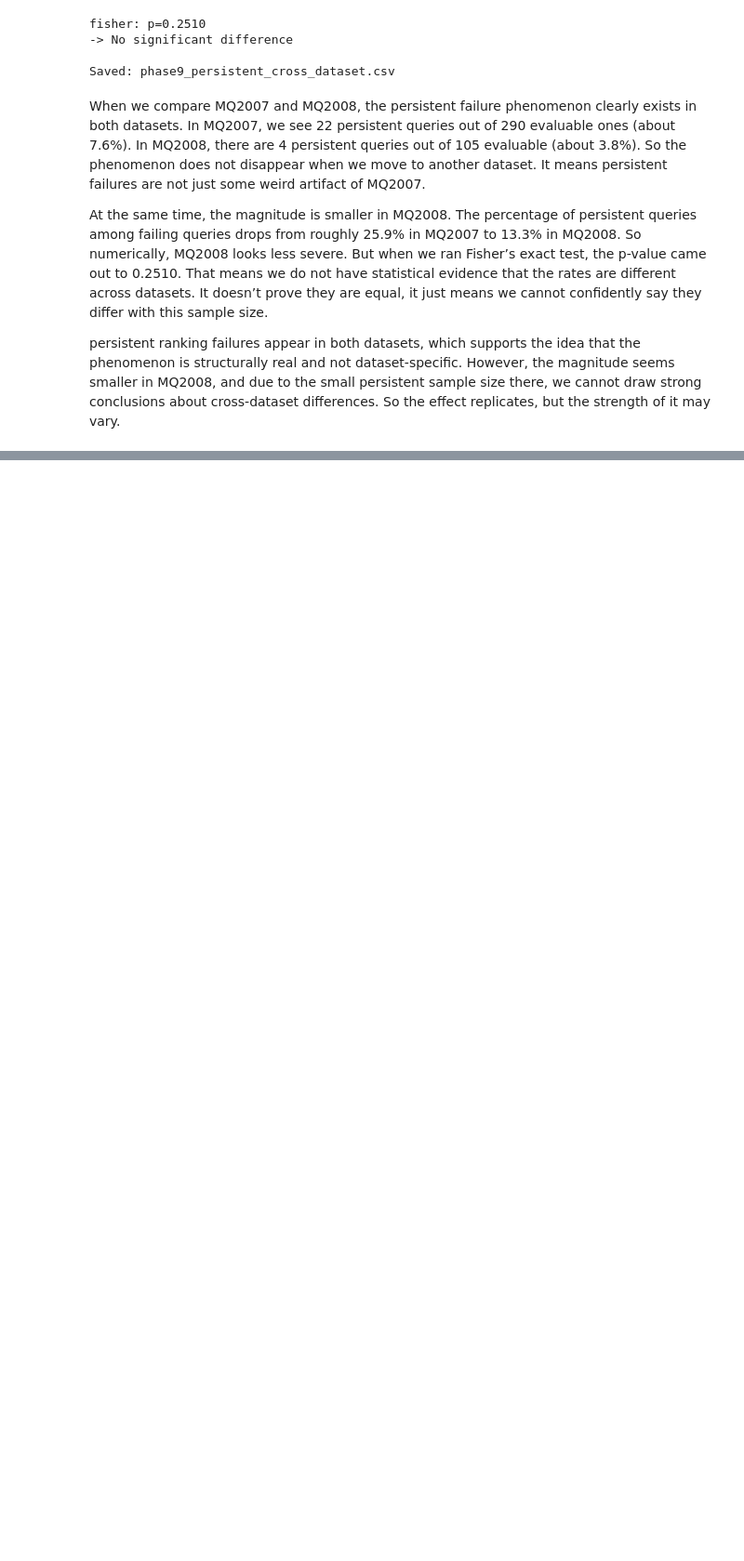
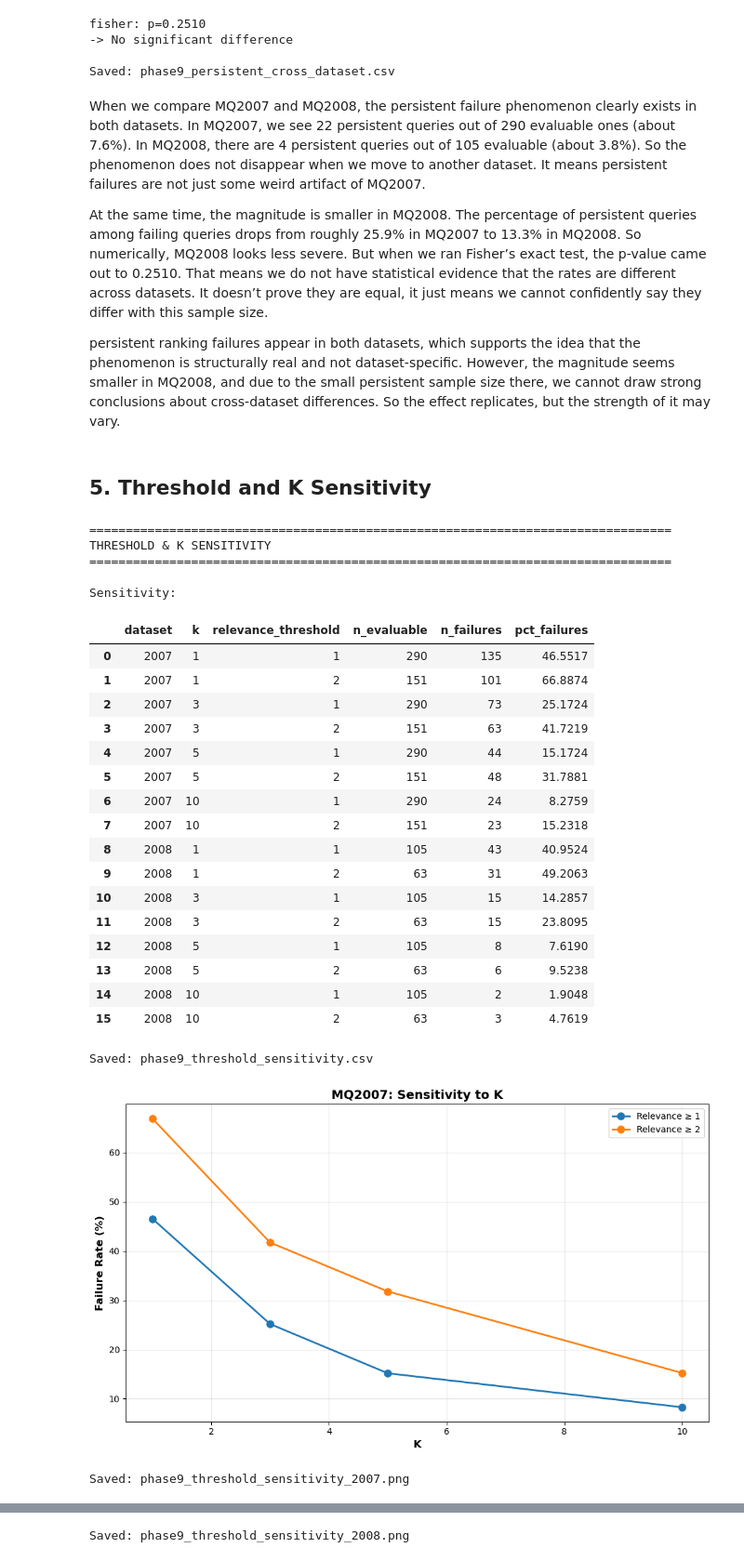
Before and after one commit to KushalMarahatta/Capstone_coding, a Jupyter notebook: notebooks/09_Robustness_and_Generalization_Validation.ipynb, the cells around one changed output, grey strips where cells are left out. Shown at 93% size. Drawn from its saved outputs; the diff is of its cells as text; code cells hidden in the pictures; blank space fills up the shorter version.

Commit message:
Checked threshold and k sensitivity and established that the failure phenomenon is not sensitive to arbitrary choices of K or relevance threshold.

```diff
--- a/notebooks/09_Robustness_and_Generalization_Validation.ipynb
+++ b/notebooks/09_Robustness_and_Generalization_Validation.ipynb
@@ -251,3 +251,81 @@ When we compare MQ2007 and MQ2008, the persistent failure phenomenon clearly exi
 At the same time, the magnitude is smaller in MQ2008. The percentage of persistent queries among failing queries drops from roughly 25.9% in MQ2007 to 13.3% in MQ2008. So numerically, MQ2008 looks less severe. But when we ran Fisher’s exact test, the p-value came out to 0.2510. That means we do not have statistical evidence that the rates are different across datasets. It doesn’t prove they are equal, it just means we cannot confidently say they differ with this sample size.
 
 persistent ranking failures appear in both datasets, which supports the idea that the phenomenon is structurally real and not dataset-specific. However, the magnitude seems smaller in MQ2008, and due to the small persistent sample size there, we cannot draw strong conclusions about cross-dataset differences. So the effect replicates, but the strength of it may vary.
+# %% [markdown]
+## 5. Threshold and K Sensitivity
+# %%
+print('\n'+'='*80)
+print('THRESHOLD & K SENSITIVITY')
+print('='*80)
+
+sensitivity_results=[]
+for dataset in DATASETS:
+    baseline_key=f'{BASELINE_MODEL}_{BASELINE_PIPELINE}_{dataset}'
+    pred_df=all_artifacts[dataset]['predictions'][baseline_key]
+    for k in K_VALUES:
+        for rel_thresh in [1, 2]:
+            failures=compute_failure_at_k(pred_df, k, rel_thresh)
+            evaluable=[q for q, v in failures.items() if v['evaluable']]
+            failing=[q for q, v in failures.items() if v['evaluable'] and v['failure']==1]
+            n_eval=len(evaluable)
+            n_fail=len(failing)
+            pct=100 * n_fail / n_eval if n_eval > 0 else 0.0
+            sensitivity_results.append({
+                'dataset': dataset,
+                'k': k,
+                'relevance_threshold': rel_thresh,
+                'n_evaluable': n_eval,
+                'n_failures': n_fail,
+                'pct_failures': pct
+            })
+
+sens_df=pd.DataFrame(sensitivity_results).sort_values(['dataset', 'k', 'relevance_threshold'])
+print('\nSensitivity:')
+display(sens_df)
+
+sens_df.to_csv(PHASE9_OUTPUT / 'phase9_threshold_sensitivity.csv', index=False)
+print('\nSaved: phase9_threshold_sensitivity.csv')
+
+#Plots
+for dataset in DATASETS:
+    fig, ax=plt.subplots(figsize=(10, 6))
+    sub=sens_df[sens_df['dataset'] == dataset]
+    for rel_thresh in [1, 2]:
+        data=sub[sub['relevance_threshold']==rel_thresh]
+        ax.plot(data['k'], data['pct_failures'], marker='o', linewidth=2,
+                label=f'Relevance ≥ {rel_thresh}', markersize=8)
+    ax.set_xlabel('K', fontsize=12, fontweight='bold')
+    ax.set_ylabel('Failure Rate (%)', fontsize=12, fontweight='bold')
+    ax.set_title(f'MQ{dataset}: Sensitivity to K', fontsize=14, fontweight='bold')
+    ax.legend(fontsize=10)
+    ax.grid(alpha=0.3)
+    plt.tight_layout()
+    plt.savefig(PHASE9_OUTPUT / f'phase9_threshold_sensitivity_{dataset}.png', dpi=150)
+    plt.show()
+    print(f'Saved: phase9_threshold_sensitivity_{dataset}.png')
+# %% [output]
+================================================================================
+THRESHOLD & K SENSITIVITY
+================================================================================
+
+Sensitivity:
+|  | dataset | k | relevance_threshold | n_evaluable | n_failures | pct_failures |
+| 0 | 2007 | 1 | 1 | 290 | 135 | 46.5517 |
+| 1 | 2007 | 1 | 2 | 151 | 101 | 66.8874 |
+| 2 | 2007 | 3 | 1 | 290 | 73 | 25.1724 |
+| 3 | 2007 | 3 | 2 | 151 | 63 | 41.7219 |
+| 4 | 2007 | 5 | 1 | 290 | 44 | 15.1724 |
+| 5 | 2007 | 5 | 2 | 151 | 48 | 31.7881 |
+| 6 | 2007 | 10 | 1 | 290 | 24 | 8.2759 |
+| 7 | 2007 | 10 | 2 | 151 | 23 | 15.2318 |
+| 8 | 2008 | 1 | 1 | 105 | 43 | 40.9524 |
+| 9 | 2008 | 1 | 2 | 63 | 31 | 49.2063 |
+| 10 | 2008 | 3 | 1 | 105 | 15 | 14.2857 |
+| 11 | 2008 | 3 | 2 | 63 | 15 | 23.8095 |
+| 12 | 2008 | 5 | 1 | 105 | 8 | 7.6190 |
+| 13 | 2008 | 5 | 2 | 63 | 6 | 9.5238 |
+| 14 | 2008 | 10 | 1 | 105 | 2 | 1.9048 |
+| 15 | 2008 | 10 | 2 | 63 | 3 | 4.7619 |
+Saved: phase9_threshold_sensitivity.csv
+[figure, added]
+Saved: phase9_threshold_sensitivity_2007.png
@@ -253,0 +333 @@ persistent ranking failures appear in both datasets, which supports the idea tha
+Saved: phase9_threshold_sensitivity_2008.png
```
Also changed, not shown: parts of 2 cells of this notebook.
